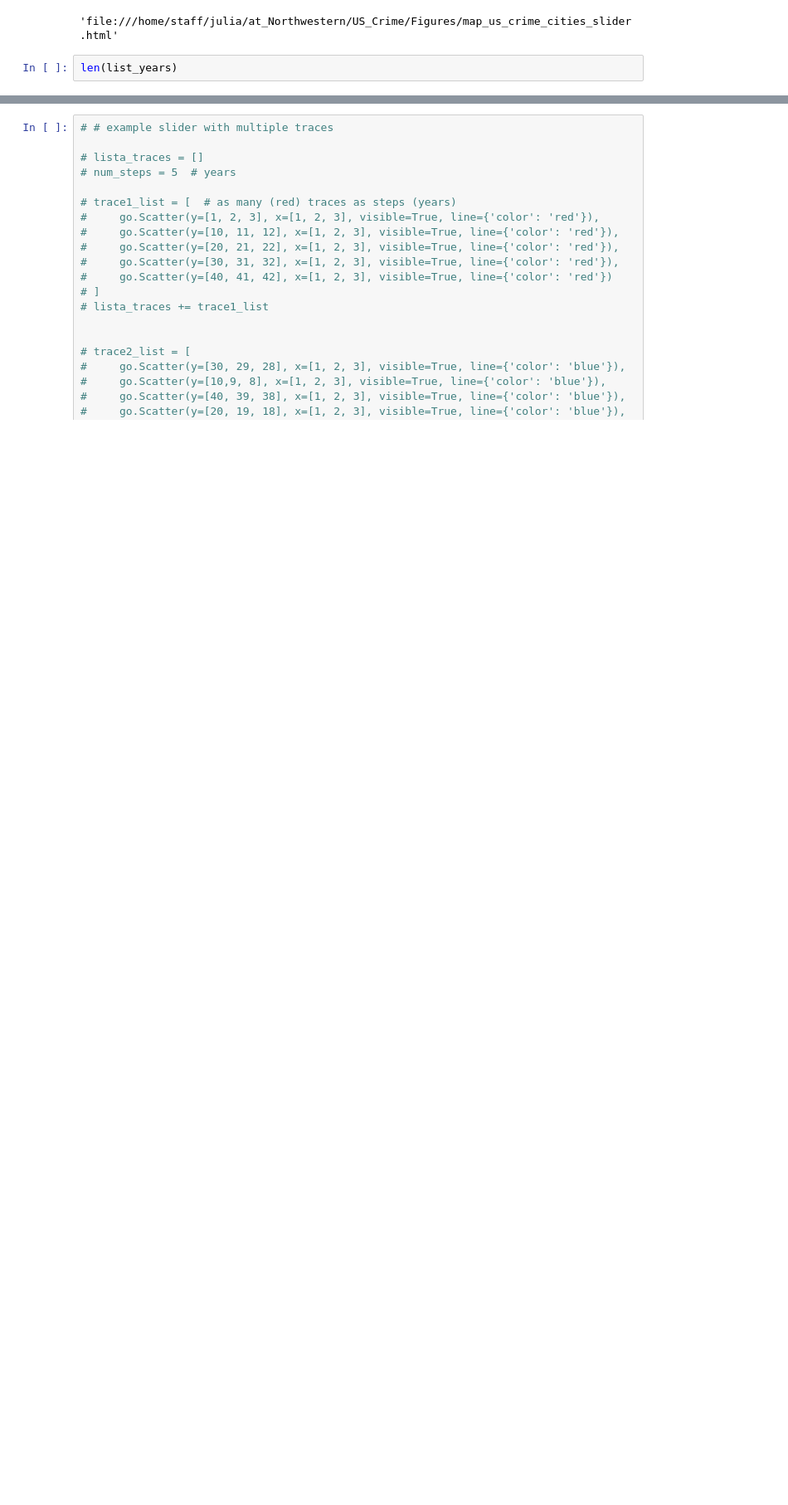
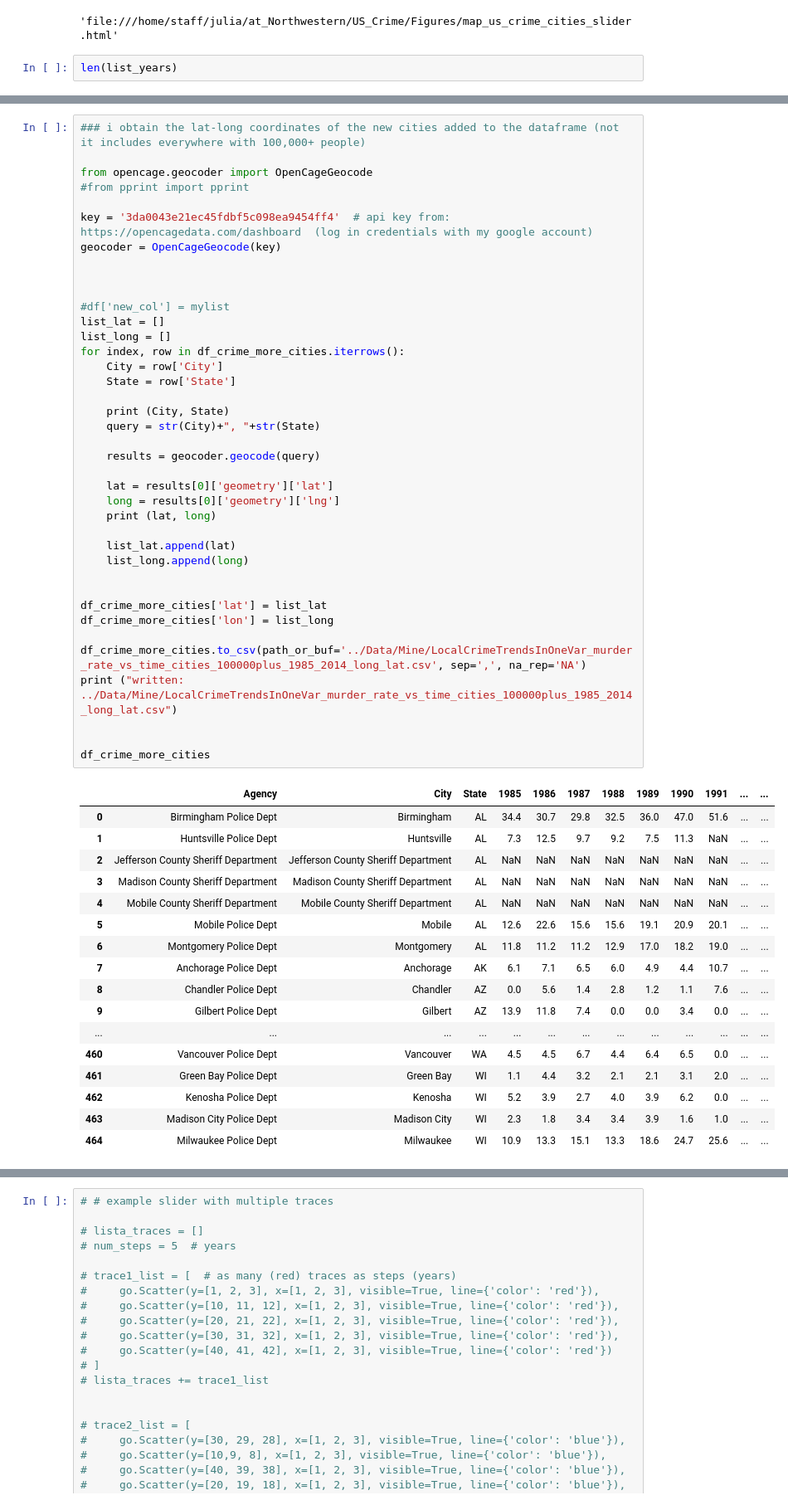
Before and after one commit to juliettapc/US_crime, a Jupyter notebook: Code/exploring_US_crime_data.ipynb, the cells around one changed output, grey strips where cells are left out. Shown at 83% size. Saved outputs shown, nothing was run; the diff lists cells and outputs as text; blank space fills up the shorter version.

```diff
--- a/Code/exploring_US_crime_data.ipynb
+++ b/Code/exploring_US_crime_data.ipynb
@@ -1079,0 +986,57 @@ len(list_years)
+# %%
+### i obtain the lat-long coordinates of the new cities added to the dataframe (not it includes everywhere with 100,000+ people)
+
+from opencage.geocoder import OpenCageGeocode
+#from pprint import pprint
+
+key = '3da0043e21ec45fdbf5c098ea9454ff4'  # api key from:  https://opencagedata.com/dashboard  (log in credentials with my google account)
+geocoder = OpenCageGeocode(key)
+
+
+
+#df['new_col'] = mylist
+list_lat = []
+list_long = []
+for index, row in df_crime_more_cities.iterrows():
+    City = row['City']
+    State = row['State']
+
+    print (City, State)
+    query = str(City)+", "+str(State)
+
+    results = geocoder.geocode(query)
+
+    lat = results[0]['geometry']['lat']
+    long = results[0]['geometry']['lng']
+    print (lat, long)
+
+    list_lat.append(lat)
+    list_long.append(long)
+
+
+df_crime_more_cities['lat'] = list_lat
+df_crime_more_cities['lon'] = list_long
+
+df_crime_more_cities.to_csv(path_or_buf='../Data/Mine/LocalCrimeTrendsInOneVar_murder_rate_vs_time_cities_100000plus_1985_2014_long_lat.csv', sep=',', na_rep='NA')
+print ("written: ../Data/Mine/LocalCrimeTrendsInOneVar_murder_rate_vs_time_cities_100000plus_1985_2014_long_lat.csv")
+
+
+df_crime_more_cities
+# %% [output]
+|  | Agency | City | State | 1985 | 1986 | 1987 | 1988 | 1989 | 1990 | 1991 | ... | ... |
+| 0 | Birmingham Police Dept | Birmingham | AL | 34.4 | 30.7 | 29.8 | 32.5 | 36.0 | 47.0 | 51.6 | ... | ... |
+| 1 | Huntsville Police Dept | Huntsville | AL | 7.3 | 12.5 | 9.7 | 9.2 | 7.5 | 11.3 | NaN | ... | ... |
+| 2 | Jefferson County Sheriff Department | Jefferson County Sheriff Department | AL | NaN | NaN | NaN | NaN | NaN | NaN | NaN | ... | ... |
+| 3 | Madison County Sheriff Department | Madison County Sheriff Department | AL | NaN | NaN | NaN | NaN | NaN | NaN | NaN | ... | ... |
+| 4 | Mobile County Sheriff Department | Mobile County Sheriff Department | AL | NaN | NaN | NaN | NaN | NaN | NaN | NaN | ... | ... |
+| 5 | Mobile Police Dept | Mobile | AL | 12.6 | 22.6 | 15.6 | 15.6 | 19.1 | 20.9 | 20.1 | ... | ... |
+| 6 | Montgomery Police Dept | Montgomery | AL | 11.8 | 11.2 | 11.2 | 12.9 | 17.0 | 18.2 | 19.0 | ... | ... |
+| 7 | Anchorage Police Dept | Anchorage | AK | 6.1 | 7.1 | 6.5 | 6.0 | 4.9 | 4.4 | 10.7 | ... | ... |
+| 8 | Chandler Police Dept | Chandler | AZ | 0.0 | 5.6 | 1.4 | 2.8 | 1.2 | 1.1 | 7.6 | ... | ... |
+| 9 | Gilbert Police Dept | Gilbert | AZ | 13.9 | 11.8 | 7.4 | 0.0 | 0.0 | 3.4 | 0.0 | ... | ... |
+| ... | ... | ... | ... | ... | ... | ... | ... | ... | ... | ... | ... | ... |
+| 460 | Vancouver Police Dept | Vancouver | WA | 4.5 | 4.5 | 6.7 | 4.4 | 6.4 | 6.5 | 0.0 | ... | ... |
+| 461 | Green Bay Police Dept | Green Bay | WI | 1.1 | 4.4 | 3.2 | 2.1 | 2.1 | 3.1 | 2.0 | ... | ... |
+| 462 | Kenosha Police Dept | Kenosha | WI | 5.2 | 3.9 | 2.7 | 4.0 | 3.9 | 6.2 | 0.0 | ... | ... |
+| 463 | Madison City Police Dept | Madison City | WI | 2.3 | 1.8 | 3.4 | 3.4 | 3.9 | 1.6 | 1.0 | ... | ... |
+| 464 | Milwaukee Police Dept | Milwaukee | WI | 10.9 | 13.3 | 15.1 | 13.3 | 18.6 | 24.7 | 25.6 | ... | ... |
```
Also changed, not shown: parts of 19 cells of this notebook.
